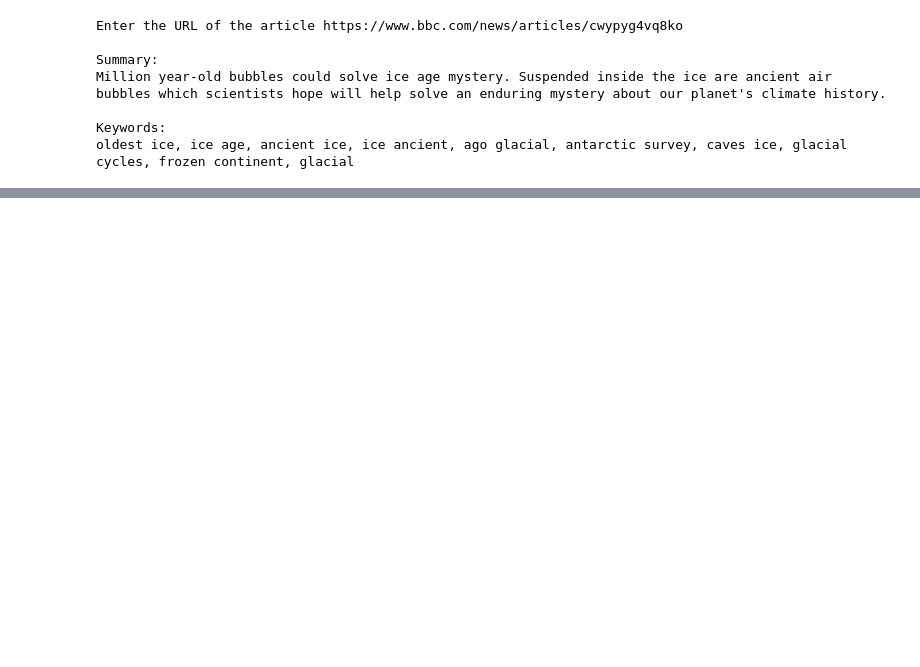
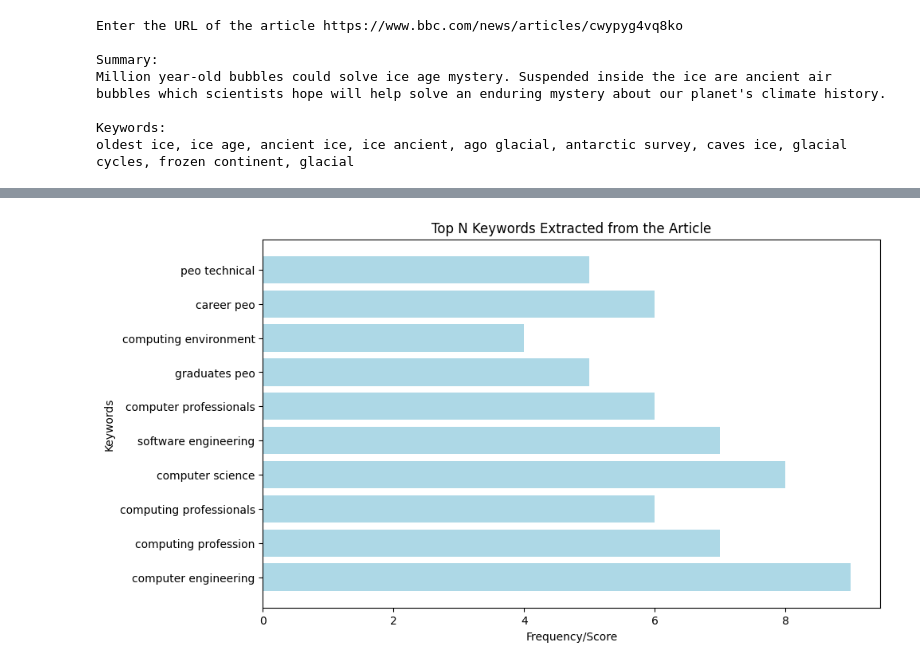
Before and after one commit to cyberinnovator/AI_powered_Text_Summarization, a Jupyter notebook: Summarization_keyword_extraction.ipynb, the cells around one changed output, grey strips where cells are left out. Drawn from its saved outputs; the diff is of its cells as text; code cells hidden in the pictures; blank space fills up the shorter version.

```diff
--- a/Summarization_keyword_extraction.ipynb
+++ b/Summarization_keyword_extraction.ipynb
@@ -140,0 +235,21 @@ oldest ice, ice age, ancient ice, ice ancient, ago glacial, antarctic survey, ca
+# %%
+import matplotlib.pyplot as plt
+
+# Keywords and their corresponding frequency or relevance score (dummy values)
+keywords = [
+    'computer engineering', 'computing profession', 'computing professionals',
+    'computer science', 'software engineering', 'computer professionals',
+    'graduates peo', 'computing environment', 'career peo', 'peo technical'
+]
+# Dummy frequency or relevance scores for each keyword
+frequency = [9, 7, 6, 8, 7, 6, 5, 4, 6, 5]
+
+# Plotting the bar chart for keywords
+plt.figure(figsize=(10, 6))
+plt.barh(keywords, frequency, color='lightblue')
+plt.xlabel('Frequency/Score')
+plt.ylabel('Keywords')
+plt.title('Top N Keywords Extracted from the Article')
+plt.show()
+# %% [output]
+[figure, added]
```
Also changed, not shown: parts of 12 cells of this notebook.
